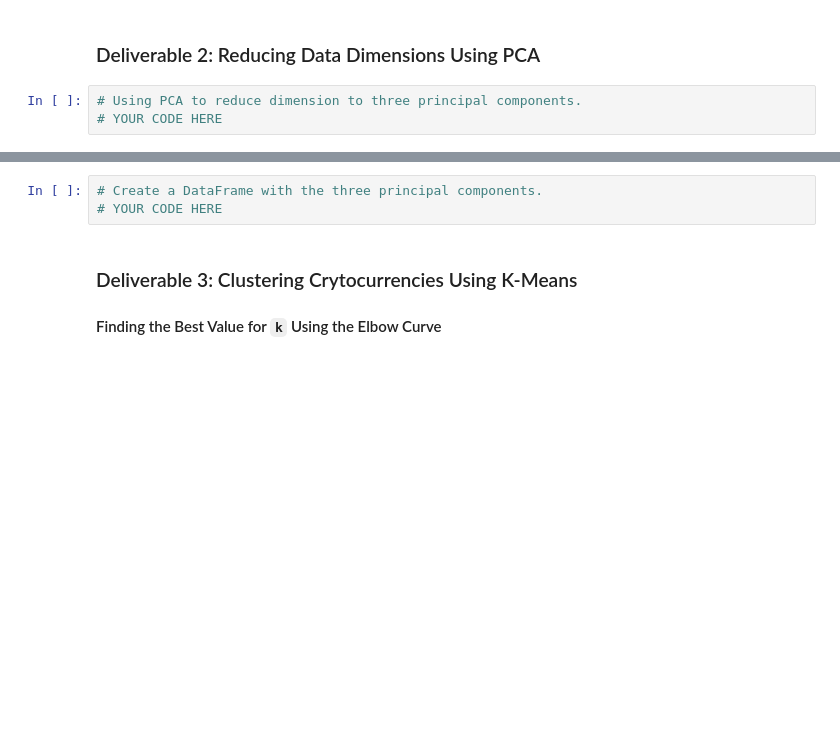
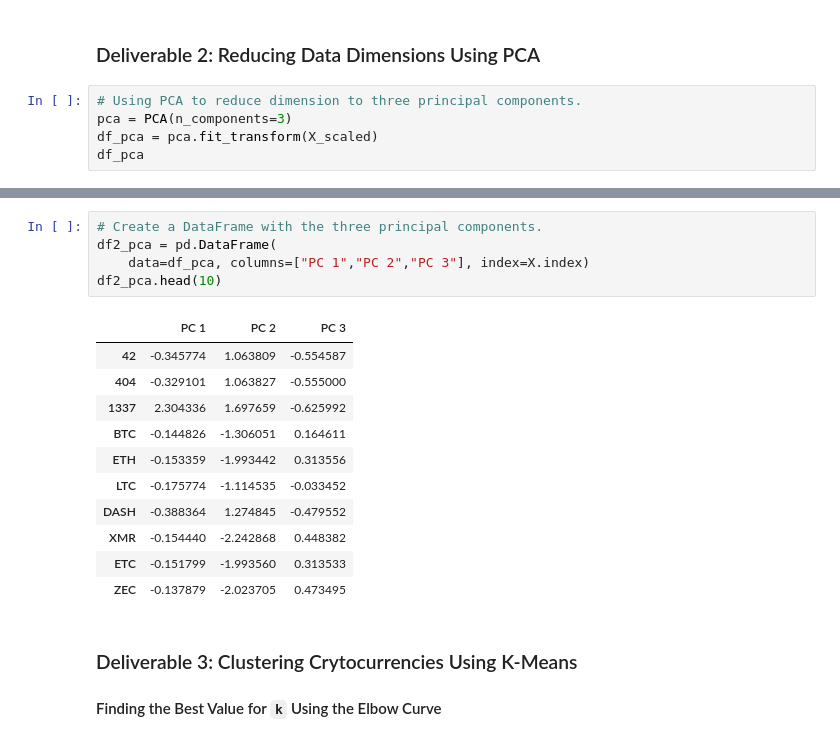
Before and after one commit to pranavspatel/Cryptocurrencies, a Jupyter notebook: crypto_clustering.ipynb, the cells around one changed output, grey strips where cells are left out. Drawn from its saved outputs; the diff is of its cells as text; blank space fills up the shorter version.

Commit message:
Reduced data dimensions using PCA

```diff
--- a/crypto_clustering.ipynb
+++ b/crypto_clustering.ipynb
@@ -192,4 +192,6 @@ print(X_scaled[0:5])
 ### Deliverable 2: Reducing Data Dimensions Using PCA
 # %%
 # Using PCA to reduce dimension to three principal components.
-# YOUR CODE HERE
+pca = PCA(n_components=3)
+df_pca = pca.fit_transform(X_scaled)
+df_pca
@@ -196,6 +206,20 @@ print(X_scaled[0:5])
 # %%
 # Create a DataFrame with the three principal components.
-# YOUR CODE HERE
+df2_pca = pd.DataFrame(
+    data=df_pca, columns=["PC 1","PC 2","PC 3"], index=X.index)
+df2_pca.head(10)
+# %% [output]
+|  | PC 1 | PC 2 | PC 3 |
+| 42 | -0.345774 | 1.063809 | -0.554587 |
+| 404 | -0.329101 | 1.063827 | -0.555000 |
+| 1337 | 2.304336 | 1.697659 | -0.625992 |
+| BTC | -0.144826 | -1.306051 | 0.164611 |
+| ETH | -0.153359 | -1.993442 | 0.313556 |
+| LTC | -0.175774 | -1.114535 | -0.033452 |
+| DASH | -0.388364 | 1.274845 | -0.479552 |
+| XMR | -0.154440 | -2.242868 | 0.448382 |
+| ETC | -0.151799 | -1.993560 | 0.313533 |
+| ZEC | -0.137879 | -2.023705 | 0.473495 |
 # %% [markdown]
 ### Deliverable 3: Clustering Crytocurrencies Using K-Means
 
```
Also changed, not shown: parts of 1 cell of this notebook.
